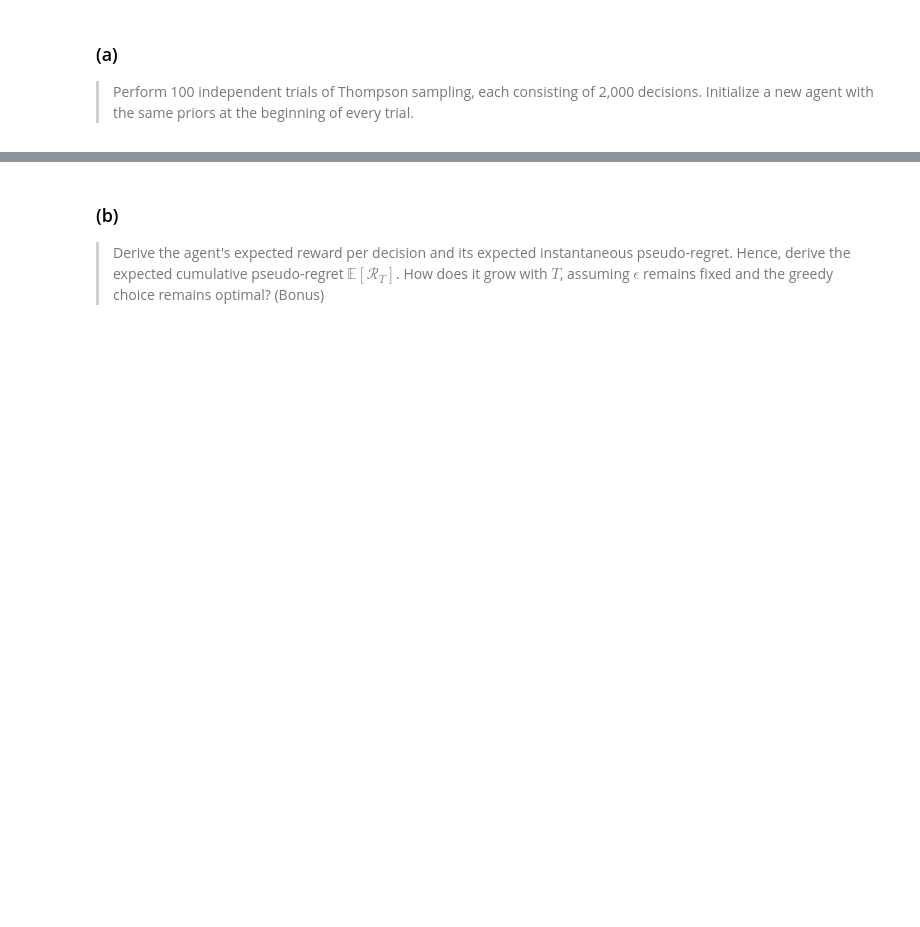
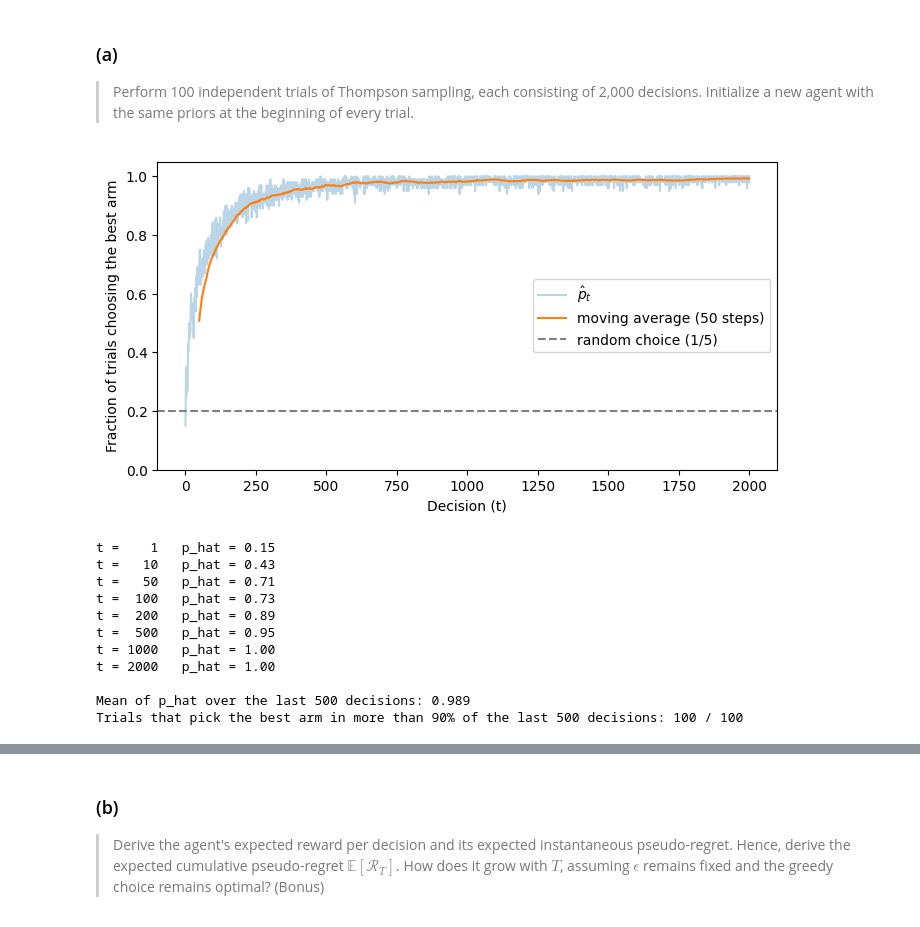
Before and after one commit to vanubala/iml_2026, a Jupyter notebook: homework_2.ipynb, the cells around one changed output, grey strips where cells are left out. Drawn from its saved outputs; the diff is of its cells as text; code cells hidden in the pictures; blank space fills up the shorter version.

```diff
--- a/homework_2.ipynb
+++ b/homework_2.ipynb
@@ -1017,3 +1017,58 @@ The certainty of the arm rises only when it gets pulled by the agent and the Tho
 # %% [markdown]
 ### (a)
 > Perform 100 independent trials of Thompson sampling, each consisting of 2,000 decisions. Initialize a new agent with the same priors at the beginning of every trial.
+# %%
+n_trials = 100
+n_decisions = 2_000
+best_arm = np.argmax(theta)  # i* = arm 4, only used to evaluate the agent (the agent never sees theta)
+
+# selected arm at every decision of every trial -> shape (100, 2000)
+ts_arms = np.zeros((n_trials, n_decisions), dtype=int)
+
+for j in range(n_trials):
+    # new environment + new agent each trial, same Beta(1,1) priors, different seeds
+    trial_env = BernoulliBandit(probabilities=theta, seed=j)
+    trial_agent = ThompsonSamplingAgent(n_arms=5, seed=1000 + j)
+
+    for t in range(n_decisions):
+        arm = trial_agent.select_arm()
+        reward = trial_env.pull(arm)
+        trial_agent.update(arm, reward)
+        ts_arms[j, t] = arm
+
+# p_hat_t = fraction of the 100 trials that picked the best arm at decision t
+p_hat = (ts_arms == best_arm).mean(axis=0)
+
+# moving average just to see the trend better (p_hat itself is noisy with only 100 trials)
+window = 50
+p_hat_smooth = np.convolve(p_hat, np.ones(window) / window, mode="valid")
+
+t_axis = np.arange(1, n_decisions + 1)
+plt.figure(figsize=(8, 4))
+plt.plot(t_axis, p_hat, alpha=0.3, label=r"$\hat{p}_t$")
+plt.plot(t_axis[window - 1:], p_hat_smooth, label=f"moving average ({window} steps)")
+plt.axhline(1 / 5, color="gray", linestyle="--", label="random choice (1/5)")
+plt.xlabel("Decision (t)")
+plt.ylabel("Fraction of trials choosing the best arm")
+plt.ylim(0, 1.05)
+plt.legend()
+plt.show()
+
+for t in [1, 10, 50, 100, 200, 500, 1000, 2000]:
+    print(f"t = {t:4d}   p_hat = {p_hat[t - 1]:.2f}")
+print(f"\nMean of p_hat over the last 500 decisions: {p_hat[-500:].mean():.3f}")
+print(f"Trials that pick the best arm in more than 90% of the last 500 decisions: "
+      f"{((ts_arms[:, -500:] == best_arm).mean(axis=1) > 0.9).sum()} / {n_trials}")
+# %% [output]
+[figure, added]
+t =    1   p_hat = 0.15
+t =   10   p_hat = 0.43
+t =   50   p_hat = 0.71
+t =  100   p_hat = 0.73
+t =  200   p_hat = 0.89
+t =  500   p_hat = 0.95
+t = 1000   p_hat = 1.00
+t = 2000   p_hat = 1.00
+
+Mean of p_hat over the last 500 decisions: 0.989
+Trials that pick the best arm in more than 90% of the last 500 decisions: 100 / 100
```
Also changed, not shown: parts of 4 cells of this notebook.
